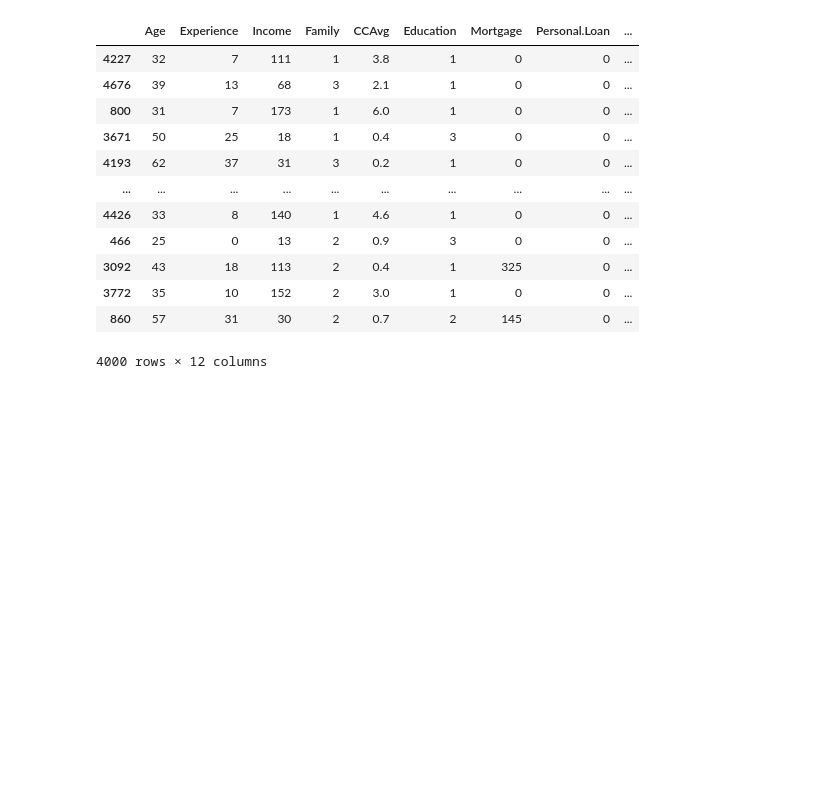
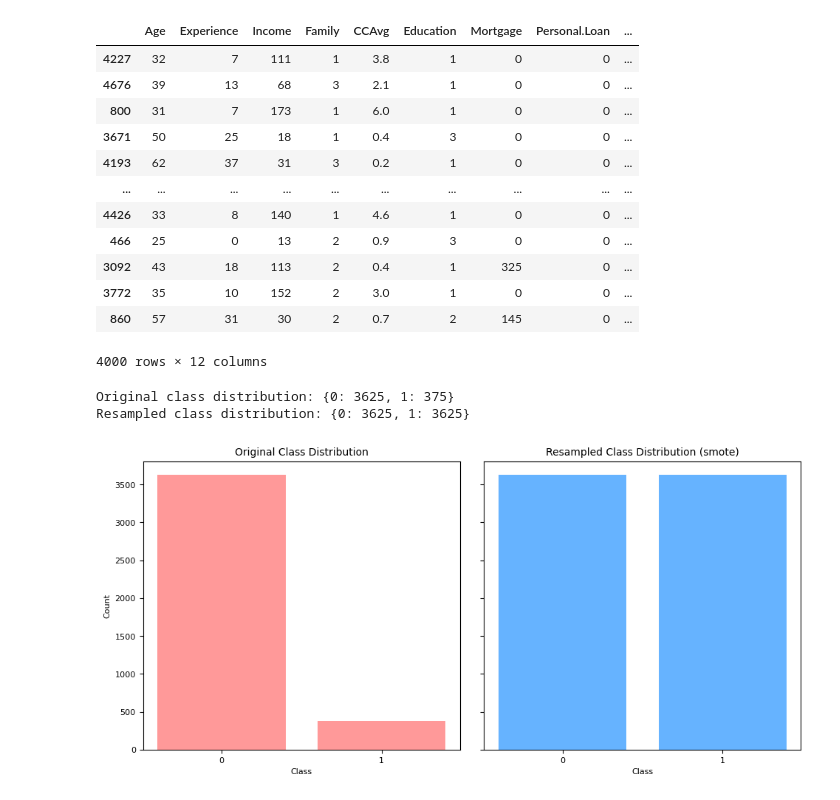
Before and after one commit to Alhusuly10/Regression-problem, a Jupyter notebook: classification problems/Bank Loan.ipynb, the cells around one changed output. Saved outputs shown, nothing was run; the diff lists cells and outputs as text; code cells hidden in the pictures; blank space fills up the shorter version.

Commit message:
Trained the model with balanced dataset using smote oversampling method

```diff
--- a/classification problems/Bank Loan.ipynb
+++ b/classification problems/Bank Loan.ipynb
@@ -532,3 +571,10 @@ train_set
 | 3772 | 35 | 10 | 152 | 2 | 3.0 | 1 | 0 | 0 | ... |
 | 860 | 57 | 31 | 30 | 2 | 0.7 | 2 | 145 | 0 | ... |
 4000 rows × 12 columns
+# %%
+# For SMOTE
+X_balanced, y_balanced = handle_class_imbalance(X_train, y_train, method='smote')
+# %% [output]
+Original class distribution: {0: 3625, 1: 375}
+Resampled class distribution: {0: 3625, 1: 3625}
+[figure, added]
```
Also changed, not shown: parts of 3 cells of this notebook.
